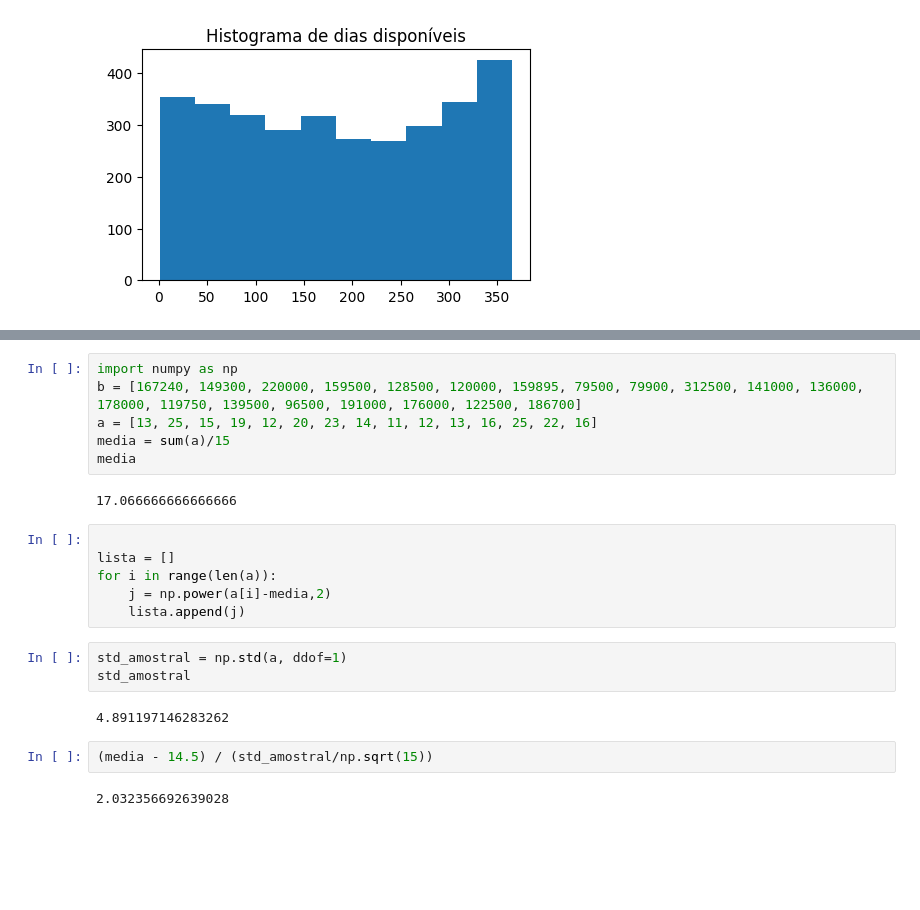
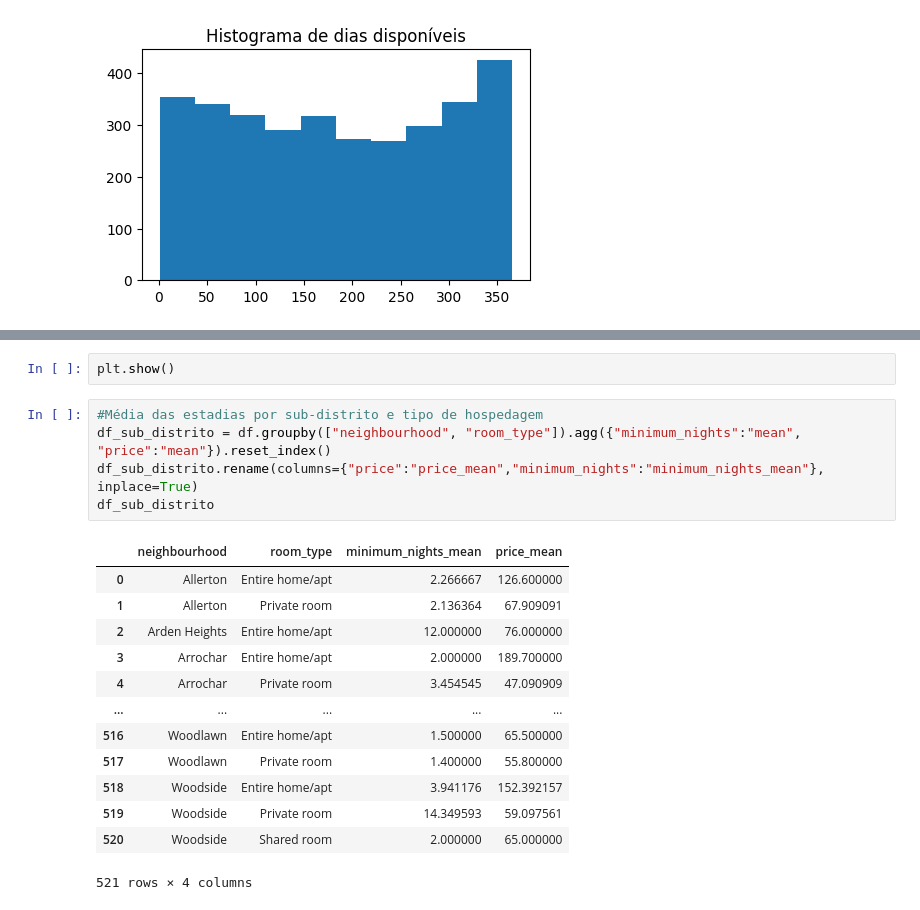
Before and after one commit to contateobrito/Projeto_Aplicado_II, a Jupyter notebook: main.ipynb, the cells around one changed output, grey strips where cells are left out. Drawn from its saved outputs; the diff is of its cells as text; blank space fills up the shorter version.

```diff
--- a/main.ipynb
+++ b/main.ipynb
@@ -312,25 +306,23 @@ plt.show()
 # %% [output]
 [figure]
-# %%
-import numpy as np
-b = [167240, 149300, 220000, 159500, 128500, 120000, 159895, 79500, 79900, 312500, 141000, 136000, 178000, 119750, 139500, 96500, 191000, 176000, 122500, 186700]
-a = [13, 25, 15, 19, 12, 20, 23, 14, 11, 12, 13, 16, 25, 22, 16]
-media = sum(a)/15
-media
-# %% [output]
-17.066666666666666
-# %%
-
-lista = []
-for i in range(len(a)):
-    j = np.power(a[i]-media,2)
-    lista.append(j)
-# %%
-std_amostral = np.std(a, ddof=1)
-std_amostral
-# %% [output]
-4.891197146283262
-# %%
-(media - 14.5) / (std_amostral/np.sqrt(15))
-# %% [output]
-2.032356692639028
+# %%
+plt.show()
+# %%
+#Média das estadias por sub-distrito e tipo de hospedagem
+df_sub_distrito = df.groupby(["neighbourhood", "room_type"]).agg({"minimum_nights":"mean", "price":"mean"}).reset_index()
+df_sub_distrito.rename(columns={"price":"price_mean","minimum_nights":"minimum_nights_mean"}, inplace=True)
+df_sub_distrito
+# %% [output]
+|  | neighbourhood | room_type | minimum_nights_mean | price_mean |
+| 0 | Allerton | Entire home/apt | 2.266667 | 126.600000 |
+| 1 | Allerton | Private room | 2.136364 | 67.909091 |
+| 2 | Arden Heights | Entire home/apt | 12.000000 | 76.000000 |
+| 3 | Arrochar | Entire home/apt | 2.000000 | 189.700000 |
+| 4 | Arrochar | Private room | 3.454545 | 47.090909 |
+| ... | ... | ... | ... | ... |
+| 516 | Woodlawn | Entire home/apt | 1.500000 | 65.500000 |
+| 517 | Woodlawn | Private room | 1.400000 | 55.800000 |
+| 518 | Woodside | Entire home/apt | 3.941176 | 152.392157 |
+| 519 | Woodside | Private room | 14.349593 | 59.097561 |
+| 520 | Woodside | Shared room | 2.000000 | 65.000000 |
+521 rows × 4 columns
```
Also changed, not shown: parts of 8 cells of this notebook, 13 other files.
